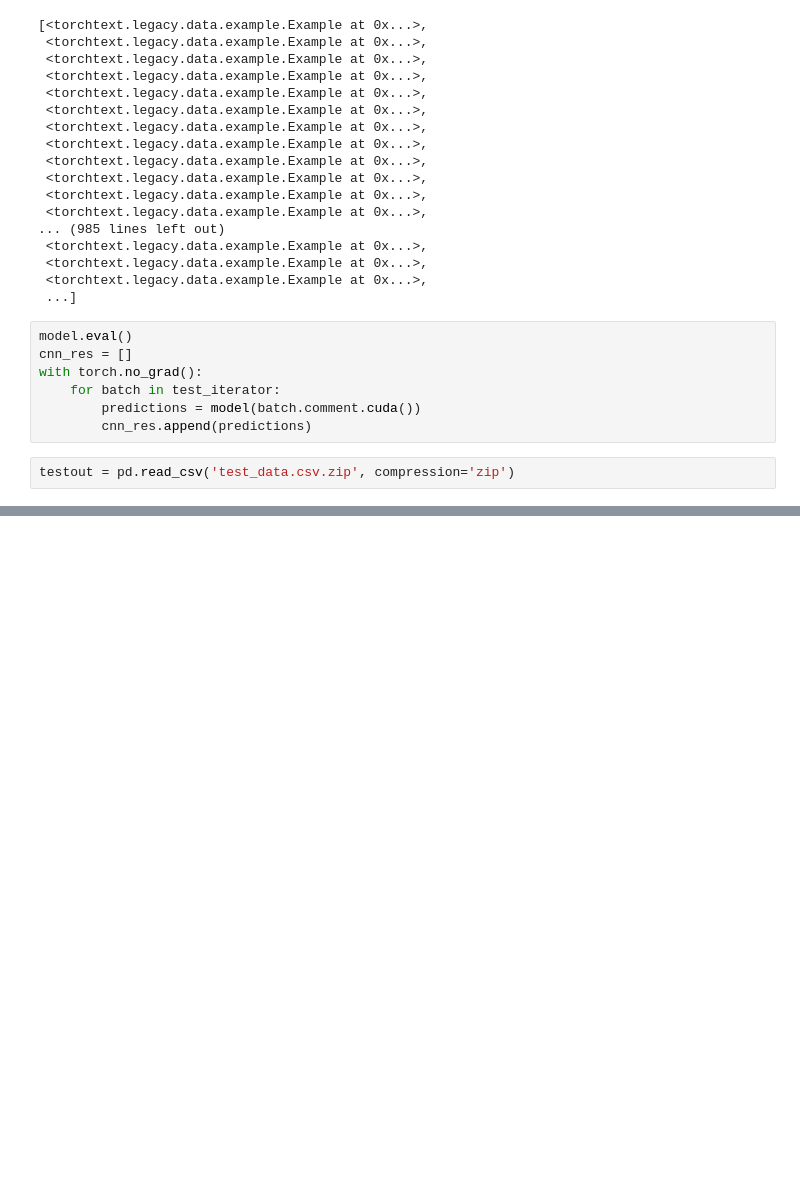
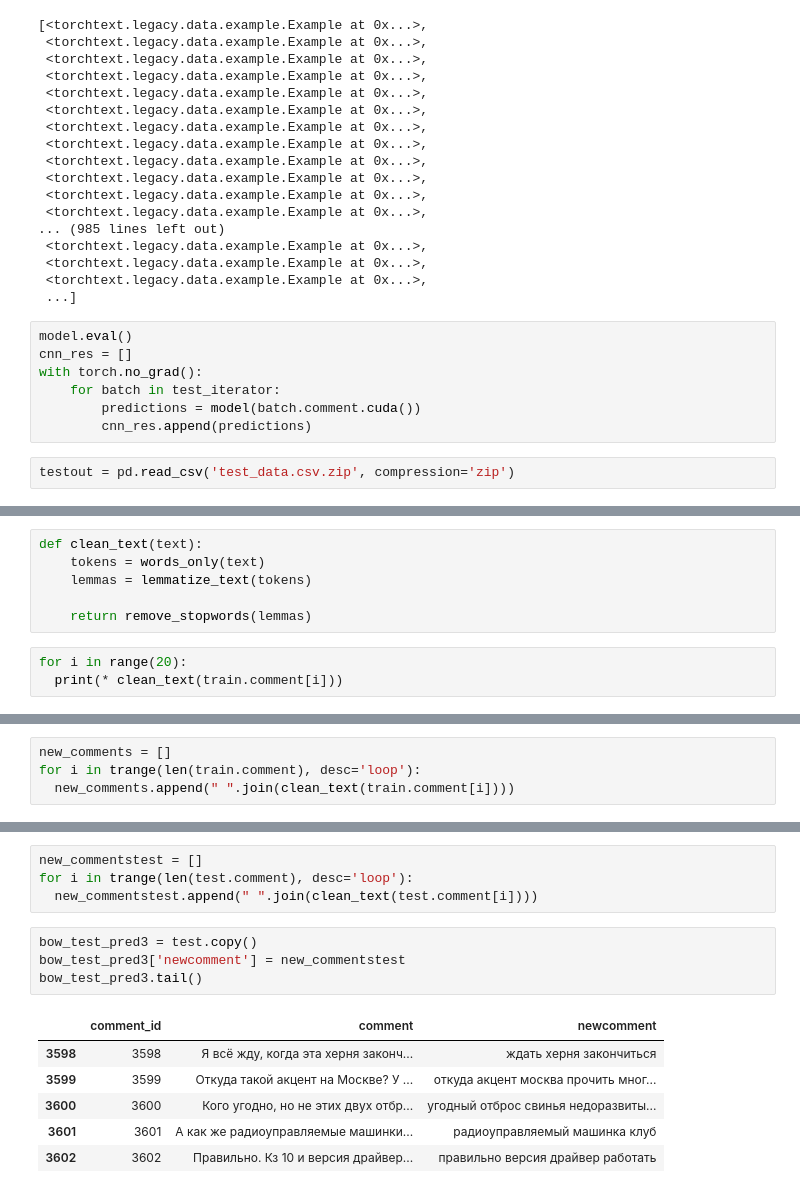
Before and after one commit to ksetdekov/HSE_DS, a Jupyter notebook: 07 NLP/kaggle hw/solution.ipynb, the cells around one changed output, grey strips where cells are left out. Cells and saved outputs as stored; diff of their text form; blank space fills up the shorter version.

```diff
--- a/07 NLP/kaggle hw/solution.ipynb
+++ b/07 NLP/kaggle hw/solution.ipynb
@@ -791,0 +1026,9 @@ Warning: Looks like you're using an outdated API Version, please consider updati
+# %%
+def clean_text(text):
+    tokens = words_only(text)
+    lemmas = lemmatize_text(tokens)
+
+    return remove_stopwords(lemmas)
+# %%
+for i in range(20):
+  print(* clean_text(train.comment[i]))
@@ -791,0 +1058,4 @@ Warning: Looks like you're using an outdated API Version, please consider updati
+# %%
+new_comments = []
+for i in trange(len(train.comment), desc='loop'):
+  new_comments.append(" ".join(clean_text(train.comment[i])))
@@ -791,0 +1139,15 @@ Warning: Looks like you're using an outdated API Version, please consider updati
+# %%
+new_commentstest = []
+for i in trange(len(test.comment), desc='loop'):
+  new_commentstest.append(" ".join(clean_text(test.comment[i])))
+# %%
+bow_test_pred3 = test.copy()
+bow_test_pred3['newcomment'] = new_commentstest
+bow_test_pred3.tail()
+# %% [output]
+|  | comment_id | comment | newcomment |
+| 3598 | 3598 | Я всё жду, когда эта херня законч... | ждать херня закончиться |
+| 3599 | 3599 | Откуда такой акцент на Москве? У ... | откуда акцент москва прочить мног... |
+| 3600 | 3600 | Кого угодно, но не этих двух отбр... | угодный отброс свинья недоразвиты... |
+| 3601 | 3601 | А как же радиоуправляемые машинки... | радиоуправляемый машинка клуб |
+| 3602 | 3602 | Правильно. Кз 10 и версия драйвер... | правильно версия драйвер работать |
```
Also changed, not shown: parts of 85 cells of this notebook.
